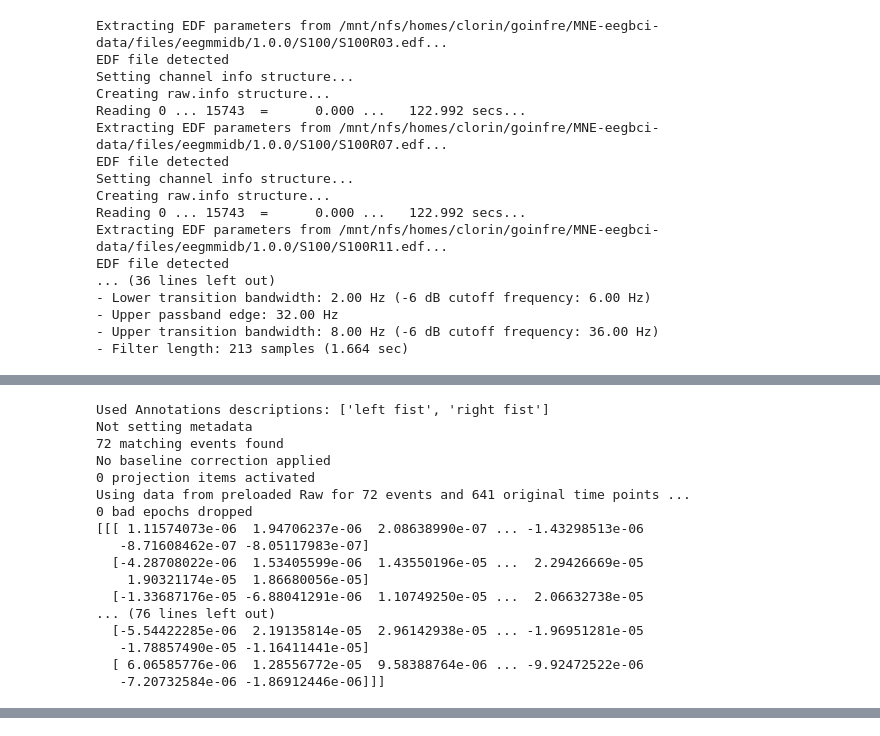
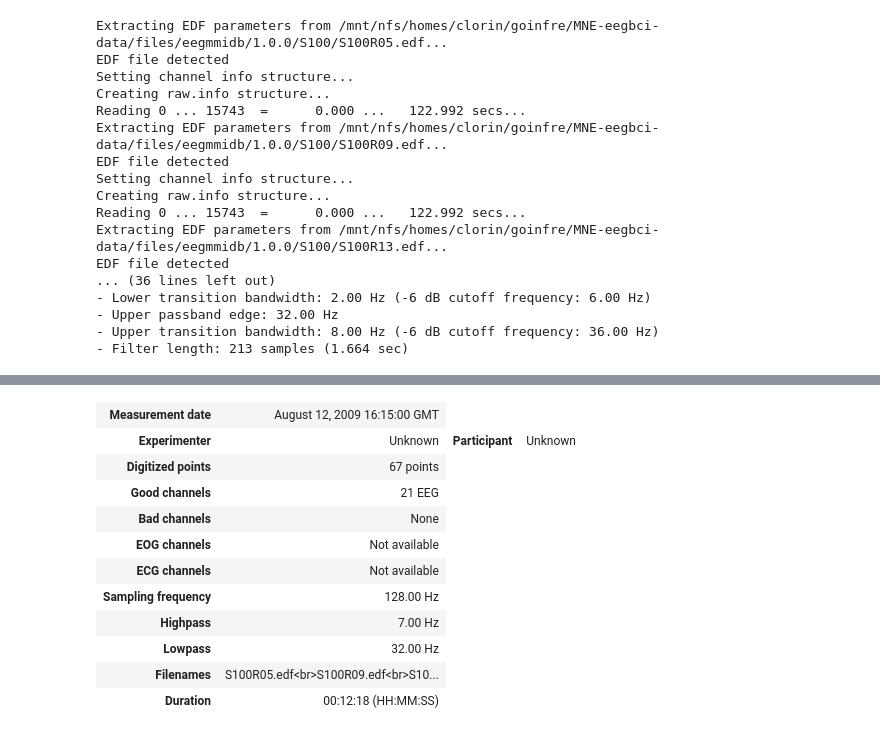
Before and after one commit to sirius911/total-perspective-vortex-, a Jupyter notebook: tutos/second.ipynb, the cells around one changed output, grey strips where cells are left out. Cells and saved outputs as stored; diff of their text form; code cells hidden in the pictures.

```diff
--- a/tutos/second.ipynb
+++ b/tutos/second.ipynb
@@ -80,28 +80,18 @@ raw.drop_channels(bad_channels)
 # Apply band-pass filter
 raw.notch_filter(60, method="iir")
 raw.filter(7.0, 32.0, fir_design="firwin", skip_by_annotation="edge")
-
-# Read epochs
-events, event_id = events_from_annotations(raw)
-picks = pick_types(raw.info, meg=False, eeg=True, stim=False, eog=False, exclude="bads")
-epochs = Epochs(raw, events, event_id, tmin, tmax, proj=True, picks=picks, baseline=None, preload=True)
-labels = epochs.events[:, -1]
-# print(labels)
-epochs_train = epochs.copy().crop(tmin=1.0, tmax=4.0).get_data()
-print(epochs_train)
-cv = ShuffleSplit(10, test_size=0.2)
 # %% [output]
-Extracting EDF parameters from /mnt/nfs/homes/clorin/goinfre/MNE-eegbci-data/files/eegmmidb/1.0.0/S100/S100R03.edf...
+Extracting EDF parameters from /mnt/nfs/homes/clorin/goinfre/MNE-eegbci-data/files/eegmmidb/1.0.0/S100/S100R05.edf...
 EDF file detected
 Setting channel info structure...
 Creating raw.info structure...
 Reading 0 ... 15743  =      0.000 ...   122.992 secs...
-Extracting EDF parameters from /mnt/nfs/homes/clorin/goinfre/MNE-eegbci-data/files/eegmmidb/1.0.0/S100/S100R07.edf...
+Extracting EDF parameters from /mnt/nfs/homes/clorin/goinfre/MNE-eegbci-data/files/eegmmidb/1.0.0/S100/S100R09.edf...
 EDF file detected
 Setting channel info structure...
 Creating raw.info structure...
 Reading 0 ... 15743  =      0.000 ...   122.992 secs...
-Extracting EDF parameters from /mnt/nfs/homes/clorin/goinfre/MNE-eegbci-data/files/eegmmidb/1.0.0/S100/S100R11.edf...
+Extracting EDF parameters from /mnt/nfs/homes/clorin/goinfre/MNE-eegbci-data/files/eegmmidb/1.0.0/S100/S100R13.edf...
 EDF file detected
 ... (36 lines left out)
 - Lower transition bandwidth: 2.00 Hz (-6 dB cutoff frequency: 6.00 Hz)
@@ -114,17 +106,0 @@ EDF file detected
-Used Annotations descriptions: ['left fist', 'right fist']
-Not setting metadata
-72 matching events found
-No baseline correction applied
-0 projection items activated
-Using data from preloaded Raw for 72 events and 641 original time points ...
-0 bad epochs dropped
-[[[ 1.11574073e-06  1.94706237e-06  2.08638990e-07 ... -1.43298513e-06
-   -8.71608462e-07 -8.05117983e-07]
-  [-4.28708022e-06  1.53405599e-06  1.43550196e-05 ...  2.29426669e-05
-    1.90321174e-05  1.86680056e-05]
-  [-1.33687176e-05 -6.88041291e-06  1.10749250e-05 ...  2.06632738e-05
-... (76 lines left out)
-  [-5.54422285e-06  2.19135814e-05  2.96142938e-05 ... -1.96951281e-05
-   -1.78857490e-05 -1.16411441e-05]
-  [ 6.06585776e-06  1.28556772e-05  9.58388764e-06 ... -9.92472522e-06
-   -7.20732584e-06 -1.86912446e-06]]]
@@ -133,0 +107,12 @@ Using data from preloaded Raw for 72 events and 641 original time points ...
+| Measurement date | August 12, 2009 16:15:00 GMT |
+| Experimenter | Unknown | Participant | Unknown |
+| Digitized points | 67 points |
+| Good channels | 21 EEG |
+| Bad channels | None |
+| EOG channels | Not available |
+| ECG channels | Not available |
+| Sampling frequency | 128.00 Hz |
+| Highpass | 7.00 Hz |
+| Lowpass | 32.00 Hz |
+| Filenames | S100R05.edf<br>S100R09.edf<br>S10... |
+| Duration | 00:12:18 (HH:MM:SS) |
```
Also changed, not shown: parts of 6 cells of this notebook, 4 other files.
